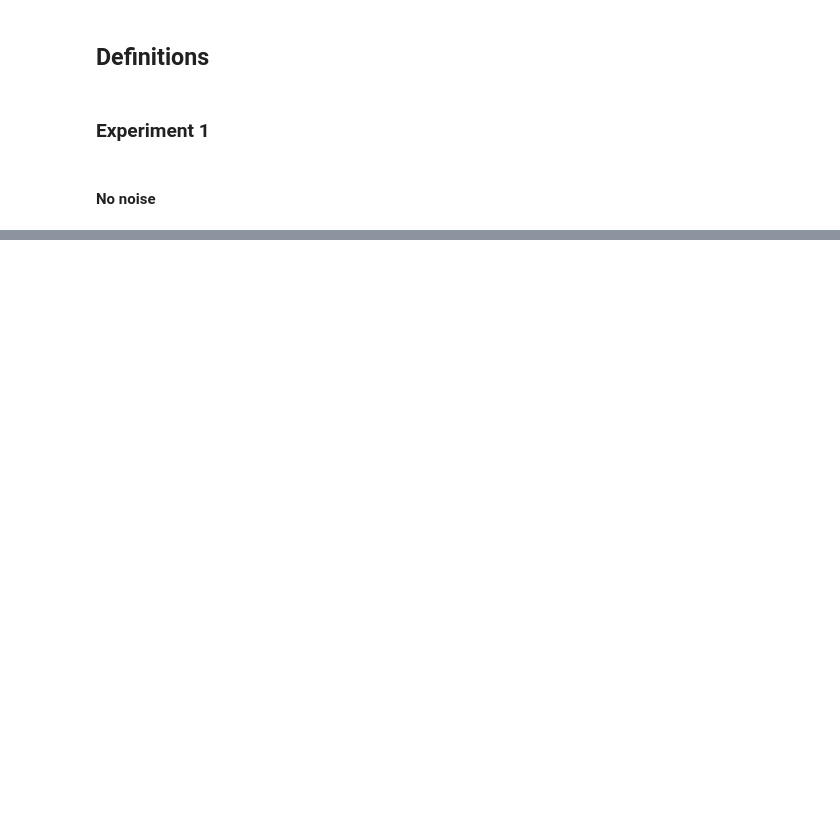
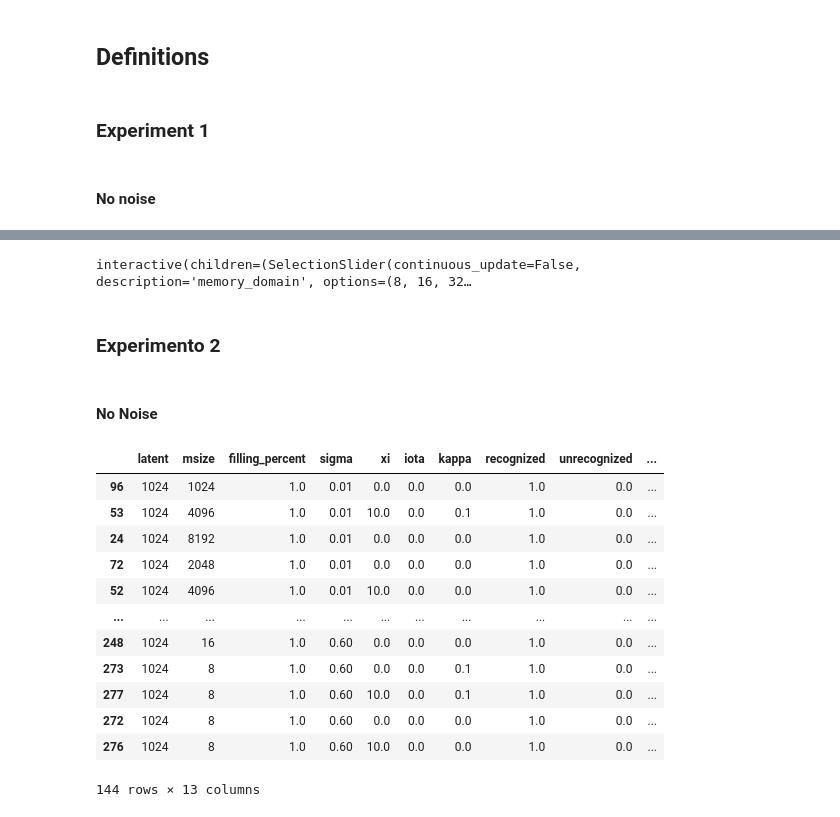
Before and after one commit to roicort/rEAMember, a Jupyter notebook: notebooks/plots.ipynb, the cells around one changed output, grey strips where cells are left out. Drawn from its saved outputs; the diff is of its cells as text; code cells hidden in the pictures; blank space fills up the shorter version.

Commit message:
Experiments

```diff
--- a/notebooks/plots.ipynb
+++ b/notebooks/plots.ipynb
@@ -463,9 +482,9 @@ summary_path = (
 )
 
 with open(summary_path, "r") as f:
-    e1dfnn = pd.json_normalize(json.load(f), sep="_")
+    de1nn = pd.json_normalize(json.load(f), sep="_")
 
-e1dfnn["precision"] = e1dfnn["rates_registered_recognized_rate"] / (e1dfnn["rates_registered_recognized_rate"] + e1dfnn["rates_unregistered_recognized_rate"])
-e1dfnn["recall"] = e1dfnn["rates_registered_recognized_rate"] / (e1dfnn["rates_registered_recognized_rate"] + e1dfnn["rates_registered_unrecognized_rate"])
+de1nn["precision"] = de1nn["rates_registered_recognized_rate"] / (de1nn["rates_registered_recognized_rate"] + de1nn["rates_unregistered_recognized_rate"])
+de1nn["recall"] = de1nn["rates_registered_recognized_rate"] / (de1nn["rates_registered_recognized_rate"] + de1nn["rates_registered_unrecognized_rate"])
 
-e1dfnn = e1dfnn.sort_values(["recall"]).reset_index(drop=True)
+de1nn = de1nn.sort_values(["recall"]).reset_index(drop=True)
@@ -527,0 +518,15 @@ interactive(children=(SelectionSlider(continuous_update=False, description='memo
+# %%
+summary_path = (
+    EXPERIMENTS_ROOT
+    / "npvinHnivqn-EnglishDictionary/definition_1024/recognition/recognition_confusion_results_003.json"
+)
+
+with open(summary_path, "r") as f:
+    de1n3 = pd.json_normalize(json.load(f), sep="_")
+
+de1n3["precision"] = de1n3["rates_registered_recognized_rate"] / (de1n3["rates_registered_recognized_rate"] + de1n3["rates_registered_noised_recognized_rate"])
+de1n3["recall"] = de1n3["rates_registered_recognized_rate"] / (de1n3["rates_registered_recognized_rate"] + de1n3["rates_registered_unrecognized_rate"])
+
+de1n3 = de1n3.sort_values(["recall"]).reset_index(drop=True)
+
+de1n3
@@ -527,0 +547,14 @@ interactive(children=(SelectionSlider(continuous_update=False, description='memo
+# %%
+parameters = ["memory_domain", "sigma", "xi", "iota", "kappa"]
+
+sliders = {
+    parameter: widgets.SelectionSlider(
+        options=sorted(de1n3[parameter].dropna().unique()),
+        description=parameter,
+        continuous_update=False,
+    )
+    for parameter in parameters
+}
+widgets.interact(lambda **kwargs: plot_confusion_noise(de1n3, **kwargs), **sliders);
+# %% [output]
+interactive(children=(SelectionSlider(continuous_update=False, description='memory_domain', options=(8, 16, 32…
@@ -527,0 +572,32 @@ interactive(children=(SelectionSlider(continuous_update=False, description='memo
+# %% [markdown]
+### Experimento 2
+# %% [markdown]
+#### No Noise
+# %%
+data = (
+    EXPERIMENTS_ROOT
+    / "npvinHnivqn-EnglishDictionary/definition_1024/best_params/global_memories_results_nonoise.json"
+)
+
+with open(data, "r") as f:
+    data = json.load(f)
+    de2nn = pd.DataFrame(data)
+
+de2nn.sort_values(["mean_cosine"], inplace=True, ascending=False)
+filtered_plot_df = de2nn[de2nn["recognized"] >= 0.9]
+filtered_plot_df.sort_values(["mean_cosine"], inplace=True, ascending=False)
+filtered_plot_df
+# %% [output]
+|  | latent | msize | filling_percent | sigma | xi | iota | kappa | recognized | unrecognized | ... |
+| 96 | 1024 | 1024 | 1.0 | 0.01 | 0.0 | 0.0 | 0.0 | 1.0 | 0.0 | ... |
+| 53 | 1024 | 4096 | 1.0 | 0.01 | 10.0 | 0.0 | 0.1 | 1.0 | 0.0 | ... |
+| 24 | 1024 | 8192 | 1.0 | 0.01 | 0.0 | 0.0 | 0.0 | 1.0 | 0.0 | ... |
+| 72 | 1024 | 2048 | 1.0 | 0.01 | 0.0 | 0.0 | 0.0 | 1.0 | 0.0 | ... |
+| 52 | 1024 | 4096 | 1.0 | 0.01 | 10.0 | 0.0 | 0.0 | 1.0 | 0.0 | ... |
+| ... | ... | ... | ... | ... | ... | ... | ... | ... | ... | ... |
+| 248 | 1024 | 16 | 1.0 | 0.60 | 0.0 | 0.0 | 0.0 | 1.0 | 0.0 | ... |
+| 273 | 1024 | 8 | 1.0 | 0.60 | 0.0 | 0.0 | 0.1 | 1.0 | 0.0 | ... |
+| 277 | 1024 | 8 | 1.0 | 0.60 | 10.0 | 0.0 | 0.1 | 1.0 | 0.0 | ... |
+| 272 | 1024 | 8 | 1.0 | 0.60 | 0.0 | 0.0 | 0.0 | 1.0 | 0.0 | ... |
+| 276 | 1024 | 8 | 1.0 | 0.60 | 10.0 | 0.0 | 0.0 | 1.0 | 0.0 | ... |
+144 rows × 13 columns
```
Also changed, not shown: parts of 29 cells of this notebook, 26 other files.
